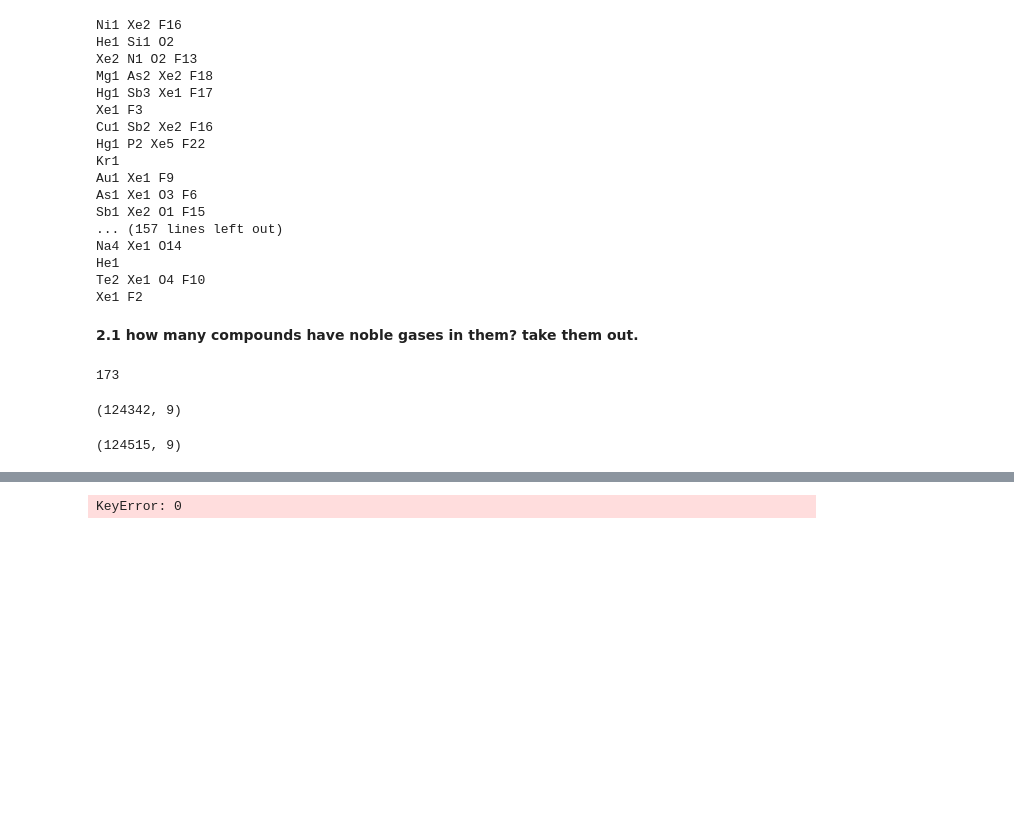
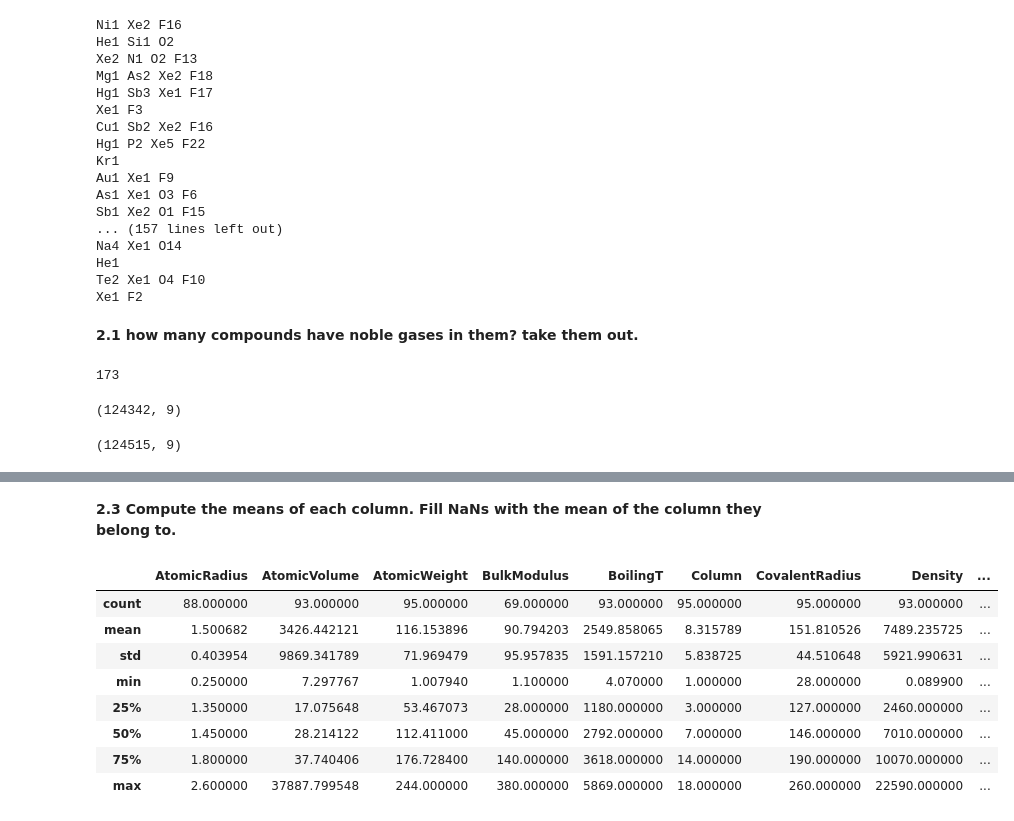
Before and after one commit to rramji/NANO_281, a Jupyter notebook: nano281-lab2-robert-ramji.ipynb, the cells around one changed output, grey strips where cells are left out. Cells and saved outputs as stored; diff of their text form; code cells hidden in the pictures; blank space fills up the shorter version.

```diff
--- a/nano281-lab2-robert-ramji.ipynb
+++ b/nano281-lab2-robert-ramji.ipynb
@@ -233,0 +234,2 @@ orig_data.shape
+# %%
+element_data = pd.read_csv("./class_repo/labs/lab2/element_properties.csv", index_col=0)
@@ -234,4 +256,14 @@ orig_data.shape
+# %% [markdown]
+**2.3 Compute the means of each column. Fill NaNs with the mean of the column they belong to.**
 # %%
-element_data =
+element_data.describe()
 # %% [output]
-KeyError: 0
+|  | AtomicRadius | AtomicVolume | AtomicWeight | BulkModulus | BoilingT | Column | CovalentRadius | Density | ... |
+| count | 88.000000 | 93.000000 | 95.000000 | 69.000000 | 93.000000 | 95.000000 | 95.000000 | 93.000000 | ... |
+| mean | 1.500682 | 3426.442121 | 116.153896 | 90.794203 | 2549.858065 | 8.315789 | 151.810526 | 7489.235725 | ... |
+| std | 0.403954 | 9869.341789 | 71.969479 | 95.957835 | 1591.157210 | 5.838725 | 44.510648 | 5921.990631 | ... |
+| min | 0.250000 | 7.297767 | 1.007940 | 1.100000 | 4.070000 | 1.000000 | 28.000000 | 0.089900 | ... |
+| 25% | 1.350000 | 17.075648 | 53.467073 | 28.000000 | 1180.000000 | 3.000000 | 127.000000 | 2460.000000 | ... |
+| 50% | 1.450000 | 28.214122 | 112.411000 | 45.000000 | 2792.000000 | 7.000000 | 146.000000 | 7010.000000 | ... |
+| 75% | 1.800000 | 37.740406 | 176.728400 | 140.000000 | 3618.000000 | 14.000000 | 190.000000 | 10070.000000 | ... |
+| max | 2.600000 | 37887.799548 | 244.000000 | 380.000000 | 5869.000000 | 18.000000 | 260.000000 | 22590.000000 | ... |
```
Also changed, not shown: parts of 5 cells of this notebook.
